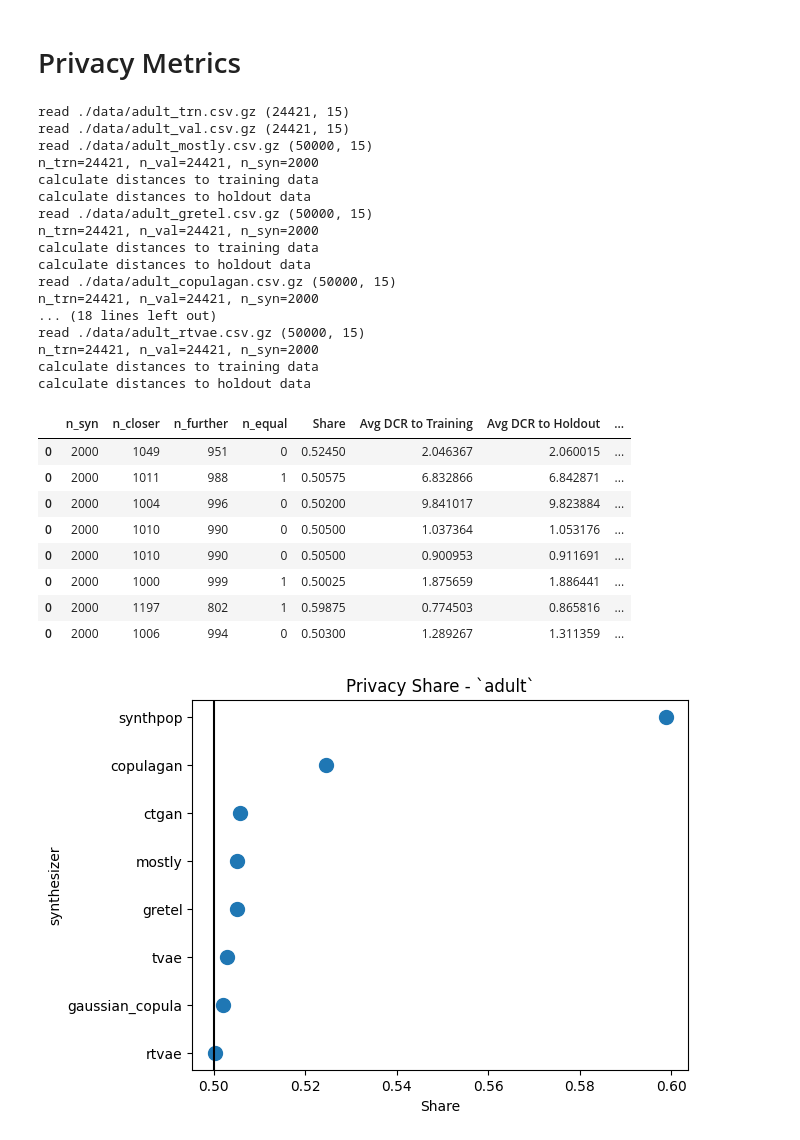
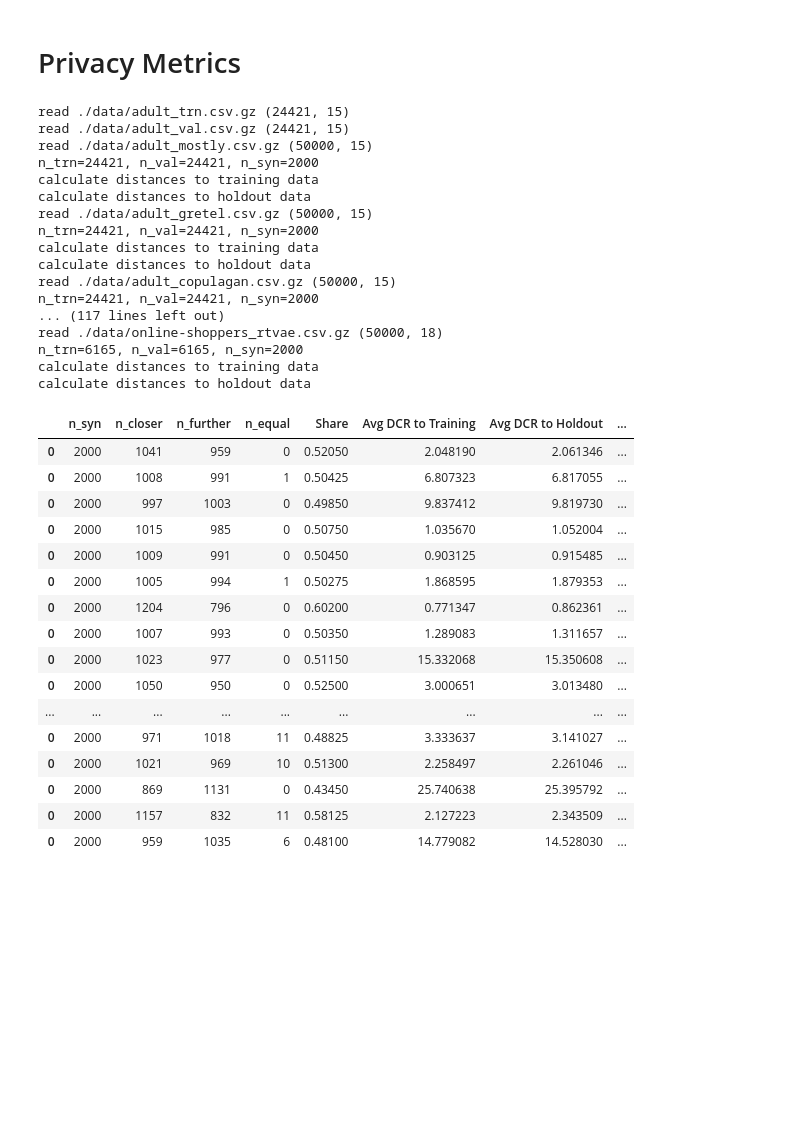
Before and after one commit to mostly-ai/paper-fidelity-accuracy, a Jupyter notebook: 2023-05/evaluate.ipynb, the cells around one changed output. Cells and saved outputs as stored; diff of their text form; code cells hidden in the pictures; blank space fills up the shorter version.

```diff
--- a/2023-05/evaluate.ipynb
+++ b/2023-05/evaluate.ipynb
@@ -125,7 +125,11 @@ for dataset in datasets:
     trn = pd.read_csv(trn_fn)
     print(f"read {trn_fn} {trn.shape}")
     for fn in fns + ['val']:
+        if dataset == "online-shoppers" and fn == "copulagan":
+            print('skipping online-shoppers copulagan (no data available)')
+            continue
         syn_fn = f"{repo}{dataset}_{fn}.csv.gz"
+        print(syn_fn)
         syn = pd.read_csv(syn_fn)
         print(f"read {syn_fn} {syn.shape}")
         # 1-way marginal distributions (=univariates)
@@ -143,6 +147,6 @@ for dataset in datasets:
         fid.append(out)
 
 fid = pd.concat(fid)
-fid.to_csv('fidelity.csv', index=False)
+fid.to_csv('fidelity.csv.gz', index=False)
 # %% [output]
 read ./data/adult_trn.csv.gz (24421, 15)
@@ -219,6 +230,9 @@ plot(agg, 'adult', 'k=3', 'Three-way Accuracy')
 # %%
 def prepare_xy(df):
     y = (df[target_col]==target_val).astype(int)
+    bool_cols = df.select_dtypes(include=['bool'])
+    for col in bool_cols:
+        df[col] = df[col].astype('str')
     str_cols = [col for col in df.select_dtypes(['object', 'string']).columns if col != target_col]
     for col in str_cols:
         df[col] = pd.Categorical(df[col])
@@ -271,12 +285,14 @@ for dataset in datasets:
         target_val = 1
     elif dataset == 'online-shoppers':
         target_col = 'Revenue'
-        target_val = 'True'
-
-    val_fn = f"{repo}{dataset}_val.csv.gz"
-    val = pd.read_csv(val_fn)
-    print(f"read {val_fn} {val.shape}")
+        target_val = True
     for fn in fns + ['trn']:
+        if dataset == "online-shoppers" and fn == "copulagan":
+            print('skipping online-shoppers copulagan (no data available)')
+            continue
+        val_fn = f"{repo}{dataset}_val.csv.gz"
+        val = pd.read_csv(val_fn)
+        print(f"read {val_fn} {val.shape}")
         syn_fn = f"{repo}{dataset}_{fn}.csv.gz"
         syn = pd.read_csv(syn_fn)
         print(f"read {syn_fn} {syn.shape}")
@@ -288,7 +304,7 @@ for dataset in datasets:
         results.append(row)
 
 ml = pd.concat(results).sort_values('auc', ascending=False)
-ml.to_csv('ml.csv', index=False)
+ml.to_csv('ml.csv.gz', index=False)
 ml
 # %% [output]
 read ./data/adult_val.csv.gz (24421, 15)
@@ -324,6 +347,7 @@ def plot(agg, dataset, metric, title):
     p = d.plot(kind='scatter', y='synthesizer', x=metric, title=f"{title} - `{dataset}`", s=100)
     p.axvline(d.loc[d.synthesizer=='ORIGINAL', metric].to_numpy()[0], color='black')
 # %%
-plot(ml, 'adult', 'auc', 'ML Performance - Holdout AUC')
+for dataset in datasets:
+    plot(ml, dataset, 'auc', 'ML Performance - Holdout AUC')
 # %% [output]
 [figure]
@@ -335,7 +362,7 @@ def priv(trn, val, syn):
     n_val = val.shape[0]
     max_syn = 2_000  # cap to keep compute reasonable
     n_syn = min(max_syn, syn.shape[0])
-    syn = syn[:n_syn]
+    syn = syn.dropna()[:n_syn]
     print(f"{n_trn=}, {n_val=}, {n_syn=}")
     numeric_cols = trn.select_dtypes(include=np.number).columns
     other_cols = trn.select_dtypes(exclude=np.number).columns
@@ -382,45 +409,56 @@ for dataset in datasets:
     val_fn = f"{repo}{dataset}_val.csv.gz"
     val = pd.read_csv(val_fn)
     print(f"read {val_fn} {val.shape}")
     for fn in fns:
+        if dataset == "online-shoppers" and fn == "copulagan":
+            print('skipping online-shoppers copulagan (no data available)')
+            continue
         syn_fn = f"{repo}{dataset}_{fn}.csv.gz"
         syn = pd.read_csv(syn_fn)
         print(f"read {syn_fn} {syn.shape}")
         pri = priv(trn, val, syn)
         pri['dataset'] = dataset
         pri['synthesizer'] = fn
         out.append(pri)
 
 priv = pd.concat(out).sort_values(["dataset", "synthesizer"])
-priv.to_csv('privacy.csv', index=False)
+priv.to_csv('privacy.csv.gz', index=False)
 priv
 # %% [output]
 read ./data/adult_trn.csv.gz (24421, 15)
 read ./data/adult_val.csv.gz (24421, 15)
 read ./data/adult_mostly.csv.gz (50000, 15)
 n_trn=24421, n_val=24421, n_syn=2000
 calculate distances to training data
 calculate distances to holdout data
 read ./data/adult_gretel.csv.gz (50000, 15)
 n_trn=24421, n_val=24421, n_syn=2000
 calculate distances to training data
 calculate distances to holdout data
 read ./data/adult_copulagan.csv.gz (50000, 15)
 n_trn=24421, n_val=24421, n_syn=2000
-... (18 lines left out)
-read ./data/adult_rtvae.csv.gz (50000, 15)
-n_trn=24421, n_val=24421, n_syn=2000
+... (117 lines left out)
+read ./data/online-shoppers_rtvae.csv.gz (50000, 18)
+n_trn=6165, n_val=6165, n_syn=2000
 calculate distances to training data
 calculate distances to holdout data
 |  | n_syn | n_closer | n_further | n_equal | Share | Avg DCR to Training | Avg DCR to Holdout | ... |
-| 0 | 2000 | 1049 | 951 | 0 | 0.52450 | 2.046367 | 2.060015 | ... |
-| 0 | 2000 | 1011 | 988 | 1 | 0.50575 | 6.832866 | 6.842871 | ... |
-| 0 | 2000 | 1004 | 996 | 0 | 0.50200 | 9.841017 | 9.823884 | ... |
-| 0 | 2000 | 1010 | 990 | 0 | 0.50500 | 1.037364 | 1.053176 | ... |
-| 0 | 2000 | 1010 | 990 | 0 | 0.50500 | 0.900953 | 0.911691 | ... |
-| 0 | 2000 | 1000 | 999 | 1 | 0.50025 | 1.875659 | 1.886441 | ... |
-| 0 | 2000 | 1197 | 802 | 1 | 0.59875 | 0.774503 | 0.865816 | ... |
-| 0 | 2000 | 1006 | 994 | 0 | 0.50300 | 1.289267 | 1.311359 | ... |
+| 0 | 2000 | 1041 | 959 | 0 | 0.52050 | 2.048190 | 2.061346 | ... |
+| 0 | 2000 | 1008 | 991 | 1 | 0.50425 | 6.807323 | 6.817055 | ... |
+| 0 | 2000 | 997 | 1003 | 0 | 0.49850 | 9.837412 | 9.819730 | ... |
+| 0 | 2000 | 1015 | 985 | 0 | 0.50750 | 1.035670 | 1.052004 | ... |
+| 0 | 2000 | 1009 | 991 | 0 | 0.50450 | 0.903125 | 0.915485 | ... |
+| 0 | 2000 | 1005 | 994 | 1 | 0.50275 | 1.868595 | 1.879353 | ... |
+| 0 | 2000 | 1204 | 796 | 0 | 0.60200 | 0.771347 | 0.862361 | ... |
+| 0 | 2000 | 1007 | 993 | 0 | 0.50350 | 1.289083 | 1.311657 | ... |
+| 0 | 2000 | 1023 | 977 | 0 | 0.51150 | 15.332068 | 15.350608 | ... |
+| 0 | 2000 | 1050 | 950 | 0 | 0.52500 | 3.000651 | 3.013480 | ... |
+| ... | ... | ... | ... | ... | ... | ... | ... | ... |
+| 0 | 2000 | 971 | 1018 | 11 | 0.48825 | 3.333637 | 3.141027 | ... |
+| 0 | 2000 | 1021 | 969 | 10 | 0.51300 | 2.258497 | 2.261046 | ... |
+| 0 | 2000 | 869 | 1131 | 0 | 0.43450 | 25.740638 | 25.395792 | ... |
+| 0 | 2000 | 1157 | 832 | 11 | 0.58125 | 2.127223 | 2.343509 | ... |
+| 0 | 2000 | 959 | 1035 | 6 | 0.48100 | 14.779082 | 14.528030 | ... |
 # %%
 def plot(agg, dataset, metric, title):
     d = agg.loc[agg['dataset']==dataset].sort_values(metric, ascending=True)
@@ -429,4 +466,0 @@ def plot(agg, dataset, metric, title):
-# %%
-plot(priv, 'adult', 'Share', 'Privacy Share')
-# %% [output]
-[figure, removed]
```
Also changed, not shown: parts of 8 cells of this notebook, 3 other files.
